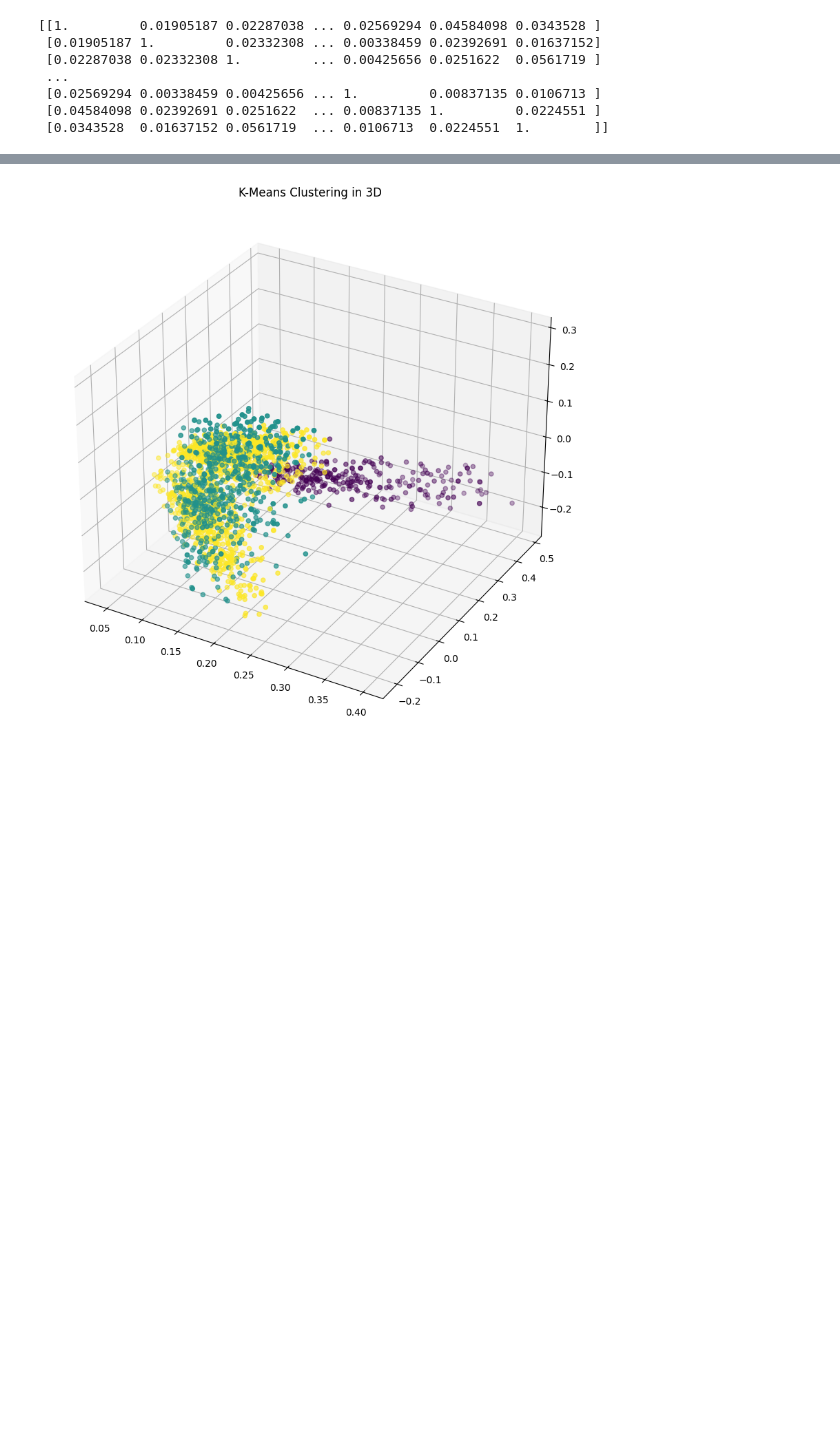
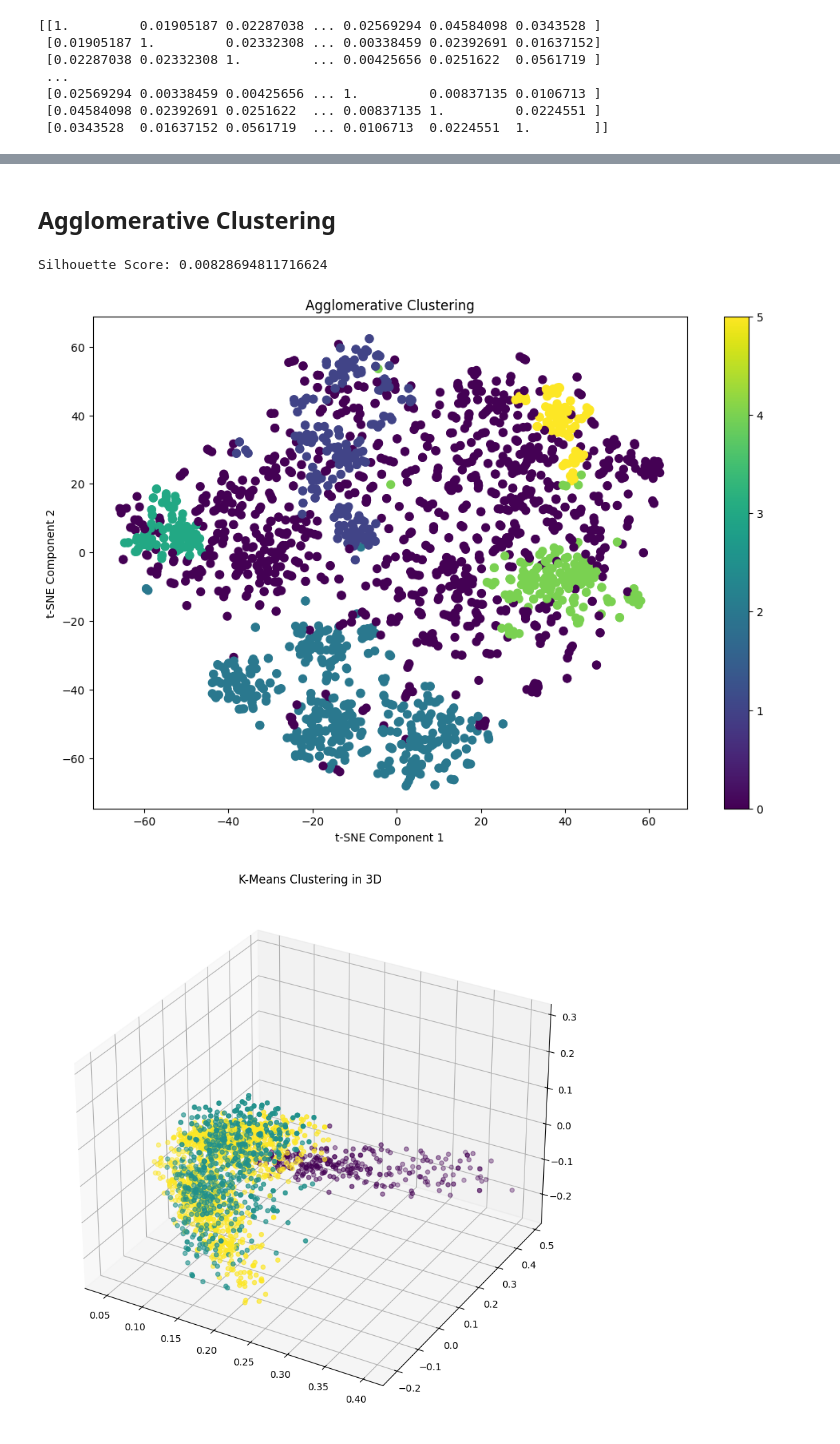
Before and after one commit to jnvshubham7/Event-Extraction, a Jupyter notebook: final_code.ipynb, the cells around one changed output, grey strips where cells are left out. Saved outputs shown, nothing was run; the diff lists cells and outputs as text; code cells hidden in the pictures; blank space fills up the shorter version.

```diff
--- a/final_code.ipynb
+++ b/final_code.ipynb
@@ -141,3 +195,18 @@ plt.show()
+# %% [markdown]
+## Agglomerative Clustering
+# %%
+agg_clustering = AgglomerativeClustering(n_clusters=6)
+y_agg = agg_clustering.fit_predict(X.toarray())
+
+data['agg_cluster'] = y_agg
+
+sil_score = silhouette_score(X.toarray(), y_agg)
+print(f'Silhouette Score: {sil_score}')
+
+visualize_clusters(X, y_agg, 'Agglomerative Clustering')
+# %% [output]
+Silhouette Score: 0.00828694811716624
+[figure, added]
 # %%
 # plot cluster in 3d grapgh
 from sklearn.decomposition import TruncatedSVD
```
Also changed, not shown: parts of 7 cells of this notebook.
